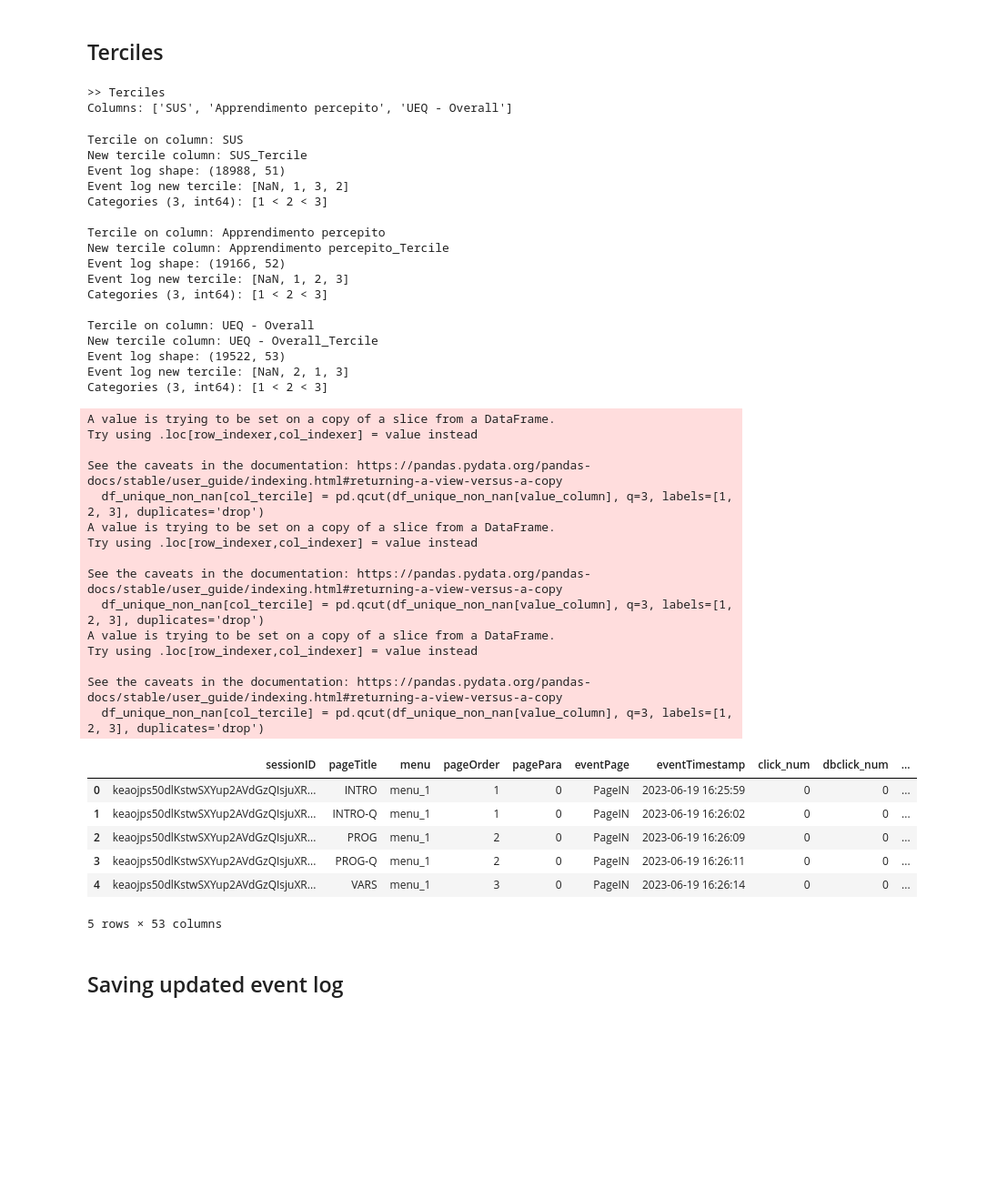
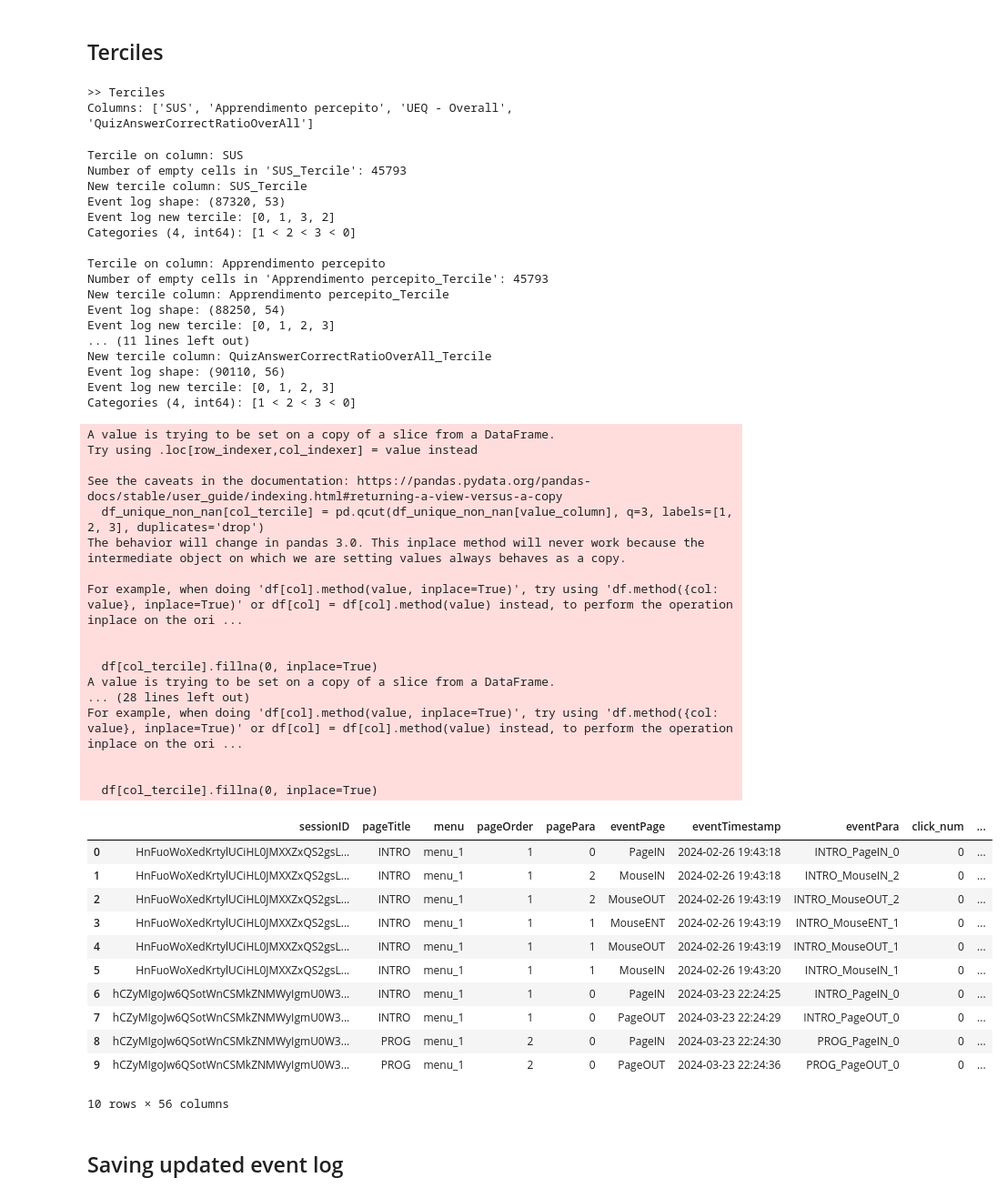
Before and after one commit to roberto-nai/WEBTUTORIAL-UNITO-EVENTLOG, a Jupyter notebook: 04_log_analysis.ipynb, the cells around one changed output. Shown at 91% size. Drawn from its saved outputs; the diff is of its cells as text; code cells hidden in the pictures; blank space fills up the shorter version.

```diff
--- a/04_log_analysis.ipynb
+++ b/04_log_analysis.ipynb
@@ -17,7 +17,7 @@ log_dir = str(yaml_config["LOG_DIR"])
 stats_dir = str(yaml_config["STATS_DIR"])
 csv_sep = str(yaml_config["CSV_SEP"])
 # INPUT
-level_input = "PAGE" # [PAGE, PARA]
+level_input = "PARA" # [PAGE, PARA]
 log_file = "edu_event_log_LEVEL_raw_filtered.csv"
 # %% [markdown]
 # FUNCTIONS
@@ -120,6 +120,16 @@ def label_terciles_by_session(df: pd.DataFrame, session_column: str, value_colum
     # Merge the tercile labels back into the original dataframe
     df = df.merge(df_unique_non_nan[[session_column, col_tercile]], on=session_column, how='left')
 
+    # Count the number of empty cells in the specified column
+    num_empty = df[col_tercile].isna().sum()
+    print(f"Number of empty cells in '{col_tercile}':", num_empty)
+
+    # Add 0 as a category to allow setting empty cells to 0
+    df[col_tercile] = df[col_tercile].cat.add_categories([0])
+
+    # Replace empty values with 0 in the specified column
+    df[col_tercile].fillna(0, inplace=True)
+
     return df, col_tercile
 # %% [markdown]
 # MAIN
@@ -263,11 +320,11 @@ Saving stats to: stats/UEQ - Overall_stats.csv
 ## Terciles
 # %%
 print(">> Terciles")
-list_col = ["SUS", "Apprendimento percepito", "UEQ - Overall"] # Columns on which to calculate the tertile
+list_col = ["SUS", "Apprendimento percepito", "UEQ - Overall", "QuizAnswerCorrectRatioOverAll"] # Columns on which to calculate the tertile
 print("Columns:", list_col)
 # %% [output]
 >> Terciles
-Columns: ['SUS', 'Apprendimento percepito', 'UEQ - Overall']
+Columns: ['SUS', 'Apprendimento percepito', 'UEQ - Overall', 'QuizAnswerCorrectRatioOverAll']
 # %%
 for col_name in list_col:
     print("Tercile on column:", col_name)
@@ -278,47 +335,54 @@ for col_name in list_col:
     print()
 # %% [output]
 Tercile on column: SUS
+Number of empty cells in 'SUS_Tercile': 45793
 New tercile column: SUS_Tercile
-Event log shape: (18988, 51)
-Event log new tercile: [NaN, 1, 3, 2]
-Categories (3, int64): [1 < 2 < 3]
+Event log shape: (87320, 53)
+Event log new tercile: [0, 1, 3, 2]
+Categories (4, int64): [1 < 2 < 3 < 0]
 
 Tercile on column: Apprendimento percepito
+Number of empty cells in 'Apprendimento percepito_Tercile': 45793
 New tercile column: Apprendimento percepito_Tercile
-Event log shape: (19166, 52)
-Event log new tercile: [NaN, 1, 2, 3]
-Categories (3, int64): [1 < 2 < 3]
-
-Tercile on column: UEQ - Overall
-New tercile column: UEQ - Overall_Tercile
-Event log shape: (19522, 53)
-Event log new tercile: [NaN, 2, 1, 3]
-Categories (3, int64): [1 < 2 < 3]
+Event log shape: (88250, 54)
+Event log new tercile: [0, 1, 2, 3]
+... (11 lines left out)
+New tercile column: QuizAnswerCorrectRatioOverAll_Tercile
+Event log shape: (90110, 56)
+Event log new tercile: [0, 1, 2, 3]
+Categories (4, int64): [1 < 2 < 3 < 0]
 A value is trying to be set on a copy of a slice from a DataFrame.
 Try using .loc[row_indexer,col_indexer] = value instead
 
 See the caveats in the documentation: https://pandas.pydata.org/pandas-docs/stable/user_guide/indexing.html#returning-a-view-versus-a-copy
   df_unique_non_nan[col_tercile] = pd.qcut(df_unique_non_nan[value_column], q=3, labels=[1, 2, 3], duplicates='drop')
+The behavior will change in pandas 3.0. This inplace method will never work because the intermediate object on which we are setting values always behaves as a copy.
+
+For example, when doing 'df[col].method(value, inplace=True)', try using 'df.method({col: value}, inplace=True)' or df[col] = df[col].method(value) instead, to perform the operation inplace on the ori ...
+
+
+  df[col_tercile].fillna(0, inplace=True)
 A value is trying to be set on a copy of a slice from a DataFrame.
-Try using .loc[row_indexer,col_indexer] = value instead
+... (28 lines left out)
+For example, when doing 'df[col].method(value, inplace=True)', try using 'df.method({col: value}, inplace=True)' or df[col] = df[col].method(value) instead, to perform the operation inplace on the ori ...
 
-See the caveats in the documentation: https://pandas.pydata.org/pandas-docs/stable/user_guide/indexing.html#returning-a-view-versus-a-copy
-  df_unique_non_nan[col_tercile] = pd.qcut(df_unique_non_nan[value_column], q=3, labels=[1, 2, 3], duplicates='drop')
-A value is trying to be set on a copy of a slice from a DataFrame.
-Try using .loc[row_indexer,col_indexer] = value instead
 
-See the caveats in the documentation: https://pandas.pydata.org/pandas-docs/stable/user_guide/indexing.html#returning-a-view-versus-a-copy
-  df_unique_non_nan[col_tercile] = pd.qcut(df_unique_non_nan[value_column], q=3, labels=[1, 2, 3], duplicates='drop')
+  df[col_tercile].fillna(0, inplace=True)
 # %%
-df_log.head(5)
+df_log.head(10)
 # %% [output]
-|  | sessionID | pageTitle | menu | pageOrder | pagePara | eventPage | eventTimestamp | click_num | dbclick_num | ... |
-| 0 | keaojps50dlKstwSXYup2AVdGzQIsjuXR... | INTRO | menu_1 | 1 | 0 | PageIN | 2023-06-19 16:25:59 | 0 | 0 | ... |
-| 1 | keaojps50dlKstwSXYup2AVdGzQIsjuXR... | INTRO-Q | menu_1 | 1 | 0 | PageIN | 2023-06-19 16:26:02 | 0 | 0 | ... |
-| 2 | keaojps50dlKstwSXYup2AVdGzQIsjuXR... | PROG | menu_1 | 2 | 0 | PageIN | 2023-06-19 16:26:09 | 0 | 0 | ... |
-| 3 | keaojps50dlKstwSXYup2AVdGzQIsjuXR... | PROG-Q | menu_1 | 2 | 0 | PageIN | 2023-06-19 16:26:11 | 0 | 0 | ... |
-| 4 | keaojps50dlKstwSXYup2AVdGzQIsjuXR... | VARS | menu_1 | 3 | 0 | PageIN | 2023-06-19 16:26:14 | 0 | 0 | ... |
+|  | sessionID | pageTitle | menu | pageOrder | pagePara | eventPage | eventTimestamp | eventPara | click_num | ... |
+| 0 | HnFuoWoXedKrtylUCiHL0JMXXZxQS2gsL... | INTRO | menu_1 | 1 | 0 | PageIN | 2024-02-26 19:43:18 | INTRO_PageIN_0 | 0 | ... |
+| 1 | HnFuoWoXedKrtylUCiHL0JMXXZxQS2gsL... | INTRO | menu_1 | 1 | 2 | MouseIN | 2024-02-26 19:43:18 | INTRO_MouseIN_2 | 0 | ... |
+| 2 | HnFuoWoXedKrtylUCiHL0JMXXZxQS2gsL... | INTRO | menu_1 | 1 | 2 | MouseOUT | 2024-02-26 19:43:19 | INTRO_MouseOUT_2 | 0 | ... |
+| 3 | HnFuoWoXedKrtylUCiHL0JMXXZxQS2gsL... | INTRO | menu_1 | 1 | 1 | MouseENT | 2024-02-26 19:43:19 | INTRO_MouseENT_1 | 0 | ... |
+| 4 | HnFuoWoXedKrtylUCiHL0JMXXZxQS2gsL... | INTRO | menu_1 | 1 | 1 | MouseOUT | 2024-02-26 19:43:19 | INTRO_MouseOUT_1 | 0 | ... |
+| 5 | HnFuoWoXedKrtylUCiHL0JMXXZxQS2gsL... | INTRO | menu_1 | 1 | 1 | MouseIN | 2024-02-26 19:43:20 | INTRO_MouseIN_1 | 0 | ... |
+| 6 | hCZyMIgoJw6QSotWnCSMkZNMWyIgmU0W3... | INTRO | menu_1 | 1 | 0 | PageIN | 2024-03-23 22:24:25 | INTRO_PageIN_0 | 0 | ... |
+| 7 | hCZyMIgoJw6QSotWnCSMkZNMWyIgmU0W3... | INTRO | menu_1 | 1 | 0 | PageOUT | 2024-03-23 22:24:29 | INTRO_PageOUT_0 | 0 | ... |
+| 8 | hCZyMIgoJw6QSotWnCSMkZNMWyIgmU0W3... | PROG | menu_1 | 2 | 0 | PageIN | 2024-03-23 22:24:30 | PROG_PageIN_0 | 0 | ... |
+| 9 | hCZyMIgoJw6QSotWnCSMkZNMWyIgmU0W3... | PROG | menu_1 | 2 | 0 | PageOUT | 2024-03-23 22:24:36 | PROG_PageOUT_0 | 0 | ... |
-5 rows × 53 columns
+10 rows × 56 columns
 # %% [markdown]
 ## Saving updated event log
 # %%
```
Also changed, not shown: parts of 16 cells of this notebook, 31 other files.
